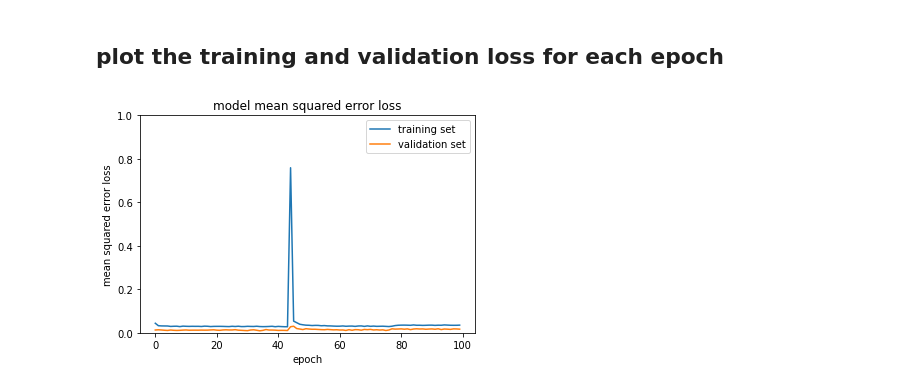
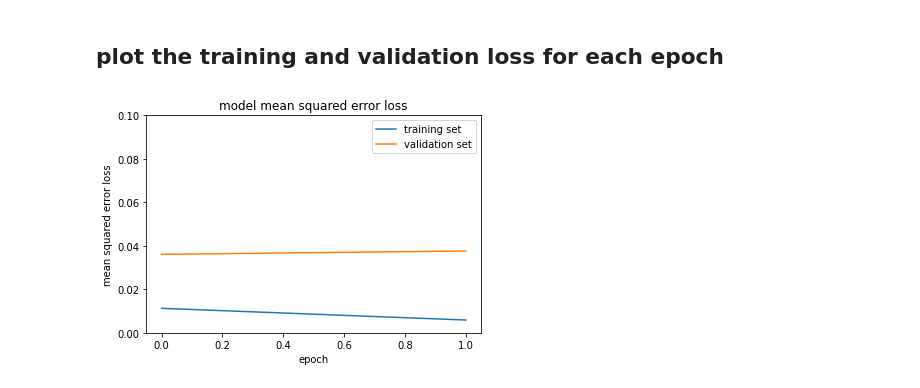
Before and after one commit to JeonghwaLee-TwinDAD/Behavioral-Cloning, a Jupyter notebook: model.ipynb, the cells around one changed output. Cells and saved outputs as stored; diff of their text form; code cells hidden in the pictures.

```diff
--- a/model.ipynb
+++ b/model.ipynb
@@ -27,8 +8,10 @@ from utils import INPUT_SHAPE, batch_generator, augument, preprocess
 # %%
 DATA_DIR = './data/'
+IMAGE_HEIGHT, IMAGE_WIDTH, IMAGE_CHANNELS = 66, 200, 3
+INPUT_SHAPE = (IMAGE_HEIGHT, IMAGE_WIDTH, IMAGE_CHANNELS)
 KEEP_PROB = 0.5
 EPOCHS = 100
-BATCH_SIZE = 40
+BATCH_SIZE = 32
 # %% [markdown]
 ## load the driving log (csv format)
 # %%
@@ -135,11 +303,11 @@ from tensorflow.keras.layers import Lambda, Conv2D, MaxPooling2D, Dropout, Dense
 
 model = Sequential()
 model.add(Lambda(lambda x: x/127.5-1.0, input_shape=INPUT_SHAPE))
-model.add(Conv2D(24,(5, 5), activation='elu', strides=(2, 2), padding='valid'))
-model.add(Conv2D(36,(5, 5), activation='elu', strides=(2, 2), padding='valid'))
-model.add(Conv2D(48,(5, 5), activation='elu', strides=(2, 2), padding='valid'))
-model.add(Conv2D(64,(3, 3), activation='elu'))
-model.add(Conv2D(64,(3, 3), activation='elu'))
+model.add(Conv2D(24,(5, 5), activation='elu', strides=(2, 2)))#, padding='same'))
+model.add(Conv2D(36,(5, 5), activation='elu', strides=(2, 2)))#, padding='same'))
+model.add(Conv2D(48,(5, 5), activation='elu', strides=(2, 2)))#, padding='same'))
+model.add(Conv2D(64,(3, 3), activation='elu'))#, padding='same'))
+model.add(Conv2D(64,(3, 3), activation='elu'))#, padding='same'))
 model.add(Dropout(KEEP_PROB))
 model.add(Flatten())
 model.add(Dense(100, activation='elu'))
@@ -168,8 +336,10 @@ _________________________________________________________________
 # %% [markdown]
 ### Run training
 # %%
+from math import ceil
+
 from tensorflow.keras.optimizers import Adam
-from tensorflow.keras.callbacks import ModelCheckpoint
+from tensorflow.keras.callbacks import ModelCheckpoint, EarlyStopping
 
 checkpoint = ModelCheckpoint('model-{epoch:03d}.h5',
                              monitor='val_loss',
@@ -177,18 +347,31 @@ checkpoint = ModelCheckpoint('model-{epoch:03d}.h5',
                              save_best_only='true',
                              mode='auto')
 
+earlystopping = EarlyStopping(monitor='val_loss',
+                            patience=0,
+                            verbose=0,
+                            mode='auto')
+
+
+# Mean Squared Error(MSE) for the loss function and Adam optimizer
 model.compile(loss='mse', optimizer='adam')
 
-train_generator = batch_generator(DATA_DIR, X_train, y_train, BATCH_SIZE, True)
-valid_generator = batch_generator(DATA_DIR, X_valid, y_valid, BATCH_SIZE, False)
+# Training data generator
+train_generator = generator(DATA_DIR, train_samples, BATCH_SIZE, 'True')
+
+# Validation data generator
+valid_generator = generator(DATA_DIR, valid_samples, BATCH_SIZE, 'False')
 
 history_object = model.fit(train_generator,
-                  steps_per_epoch=len(X_train)//BATCH_SIZE,
+                  steps_per_epoch=ceil(n_train/BATCH_SIZE),
                   validation_data=valid_generator,
-                  validation_steps=len(X_valid)//BATCH_SIZE,
+                  validation_steps=ceil(n_valid/BATCH_SIZE),
                   epochs = EPOCHS,
-                  callbacks=[checkpoint],
+                  callbacks=[checkpoint, earlystopping],
                   verbose=1,
-                  shuffle=1)
+                  shuffle = 1)
+
+with open(os.path.join(DATA_DIR, 'model.json'), 'w') as file:
+    file.write(model.to_json())
 # %% [output]
 Epoch 1/100
@@ -213,11 +383,11 @@ Epoch 100/100
 # %%
 plt.plot(history_object.history['loss'])
 plt.plot(history_object.history['val_loss'])
-plt.ylim(0, 1)
+plt.ylim(0, 0.1)
 plt.title('model mean squared error loss')
 plt.ylabel('mean squared error loss')
 plt.xlabel('epoch')
 plt.legend(['training set', 'validation set'], loc='upper right')
 plt.show()
 # %% [output]
-[figure, old version]
+[figure, new version]
```
Also changed, not shown: parts of 21 cells of this notebook.
